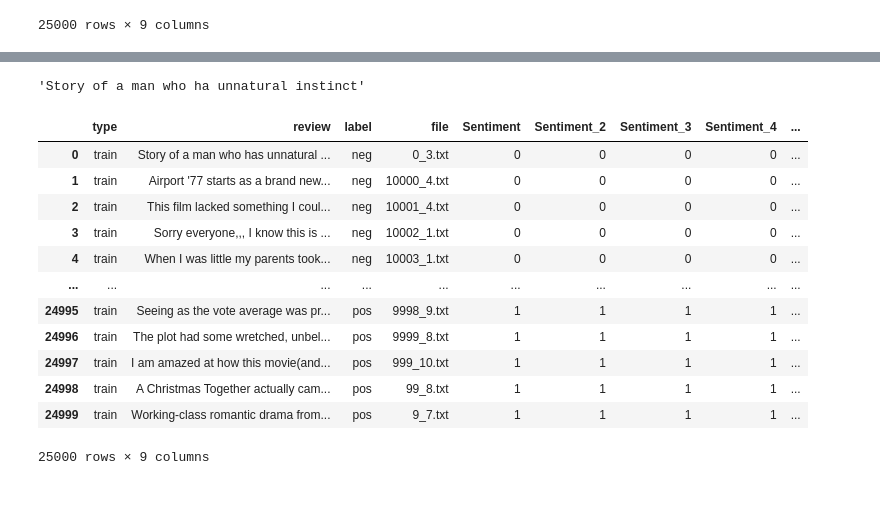
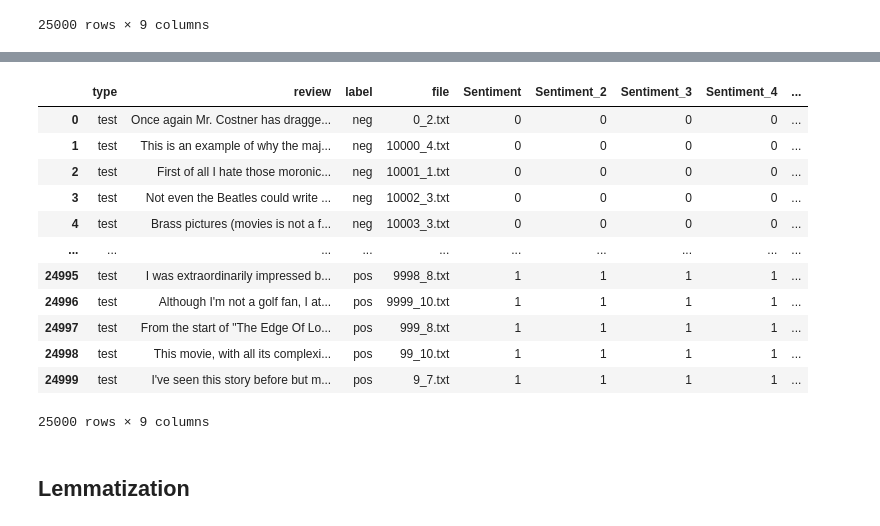
Before and after one commit to niketanmoon/MachineLearning, a Jupyter notebook: Sentimental Analysis using Naive Bayers/Sentimental Analysis.ipynb, the cells around one changed output, grey strips where cells are left out. Drawn from its saved outputs; the diff is of its cells as text; code cells hidden in the pictures; blank space fills up the shorter version.

```diff
--- a/Sentimental Analysis using Naive Bayers/Sentimental Analysis.ipynb
+++ b/Sentimental Analysis using Naive Bayers/Sentimental Analysis.ipynb
@@ -334,6 +500,7 @@ def apply_tokenization_and_remove_stopwords(review):
     return " ".join(review_no_stopwords)
 # %%
 train_dataset["review_processed"] = train_dataset.review_processed.apply(apply_tokenization_and_remove_stopwords)
+test_dataset["review_processed"] = test_dataset.review_processed.apply(apply_tokenization_and_remove_stopwords)
 # %%
 train_dataset
 # %% [output]
@@ -373,5 +519,0 @@ def apply_lemmatization(review):
-# %%
-s = "Story of a man who has unnatural instincts"
-apply_lemmatization(s)
-# %% [output]
-'Story of a man who ha unnatural instinct'
@@ -380,16 +520,18 @@ train_dataset["review_processed"] = train_dataset.review_processed.apply(apply_l
-# %%
-train_dataset
-# %% [output]
-|  | type | review | label | file | Sentiment | Sentiment_2 | Sentiment_3 | Sentiment_4 | ... |
-| 0 | train | Story of a man who has unnatural ... | neg | 0_3.txt | 0 | 0 | 0 | 0 | ... |
-| 1 | train | Airport '77 starts as a brand new... | neg | 10000_4.txt | 0 | 0 | 0 | 0 | ... |
-| 2 | train | This film lacked something I coul... | neg | 10001_4.txt | 0 | 0 | 0 | 0 | ... |
-| 3 | train | Sorry everyone,,, I know this is ... | neg | 10002_1.txt | 0 | 0 | 0 | 0 | ... |
-| 4 | train | When I was little my parents took... | neg | 10003_1.txt | 0 | 0 | 0 | 0 | ... |
-| ... | ... | ... | ... | ... | ... | ... | ... | ... | ... |
-| 24995 | train | Seeing as the vote average was pr... | pos | 9998_9.txt | 1 | 1 | 1 | 1 | ... |
-| 24996 | train | The plot had some wretched, unbel... | pos | 9999_8.txt | 1 | 1 | 1 | 1 | ... |
-| 24997 | train | I am amazed at how this movie(and... | pos | 999_10.txt | 1 | 1 | 1 | 1 | ... |
-| 24998 | train | A Christmas Together actually cam... | pos | 99_8.txt | 1 | 1 | 1 | 1 | ... |
-| 24999 | train | Working-class romantic drama from... | pos | 9_7.txt | 1 | 1 | 1 | 1 | ... |
-25000 rows × 9 columns
+# %%
+test_dataset
+# %% [output]
+|  | type | review | label | file | Sentiment | Sentiment_2 | Sentiment_3 | Sentiment_4 | ... |
+| 0 | test | Once again Mr. Costner has dragge... | neg | 0_2.txt | 0 | 0 | 0 | 0 | ... |
+| 1 | test | This is an example of why the maj... | neg | 10000_4.txt | 0 | 0 | 0 | 0 | ... |
+| 2 | test | First of all I hate those moronic... | neg | 10001_1.txt | 0 | 0 | 0 | 0 | ... |
+| 3 | test | Not even the Beatles could write ... | neg | 10002_3.txt | 0 | 0 | 0 | 0 | ... |
+| 4 | test | Brass pictures (movies is not a f... | neg | 10003_3.txt | 0 | 0 | 0 | 0 | ... |
+| ... | ... | ... | ... | ... | ... | ... | ... | ... | ... |
+| 24995 | test | I was extraordinarily impressed b... | pos | 9998_8.txt | 1 | 1 | 1 | 1 | ... |
+| 24996 | test | Although I'm not a golf fan, I at... | pos | 9999_10.txt | 1 | 1 | 1 | 1 | ... |
+| 24997 | test | From the start of "The Edge Of Lo... | pos | 999_8.txt | 1 | 1 | 1 | 1 | ... |
+| 24998 | test | This movie, with all its complexi... | pos | 99_10.txt | 1 | 1 | 1 | 1 | ... |
+| 24999 | test | I've seen this story before but m... | pos | 9_7.txt | 1 | 1 | 1 | 1 | ... |
+25000 rows × 9 columns
+# %% [markdown]
+## Lemmatization
```
Also changed, not shown: parts of 43 cells of this notebook.
